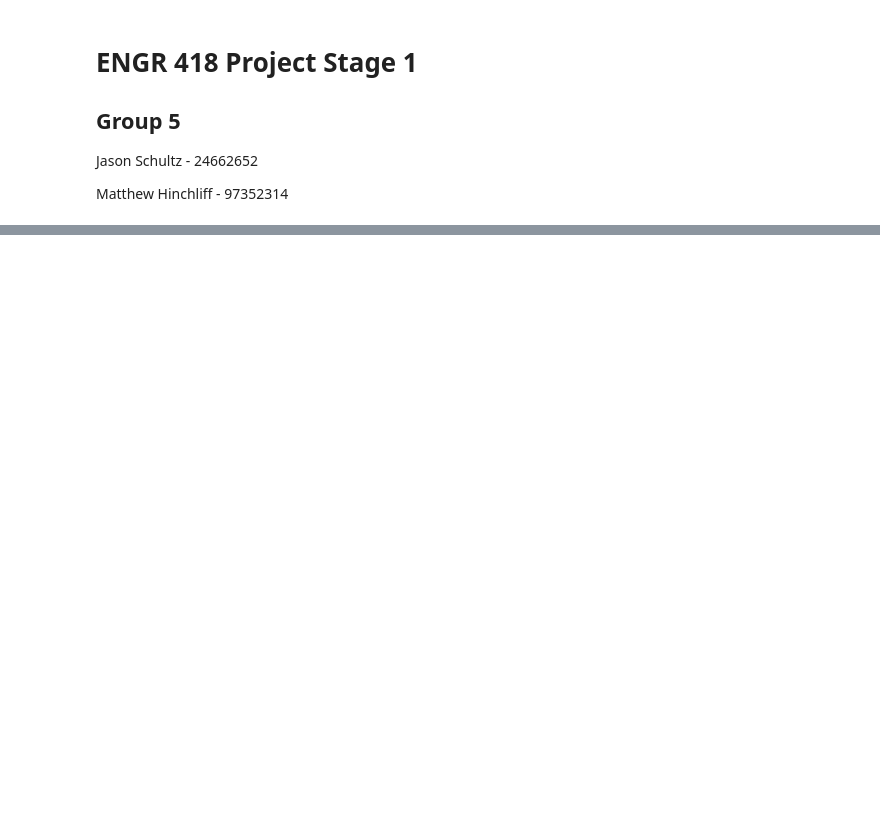
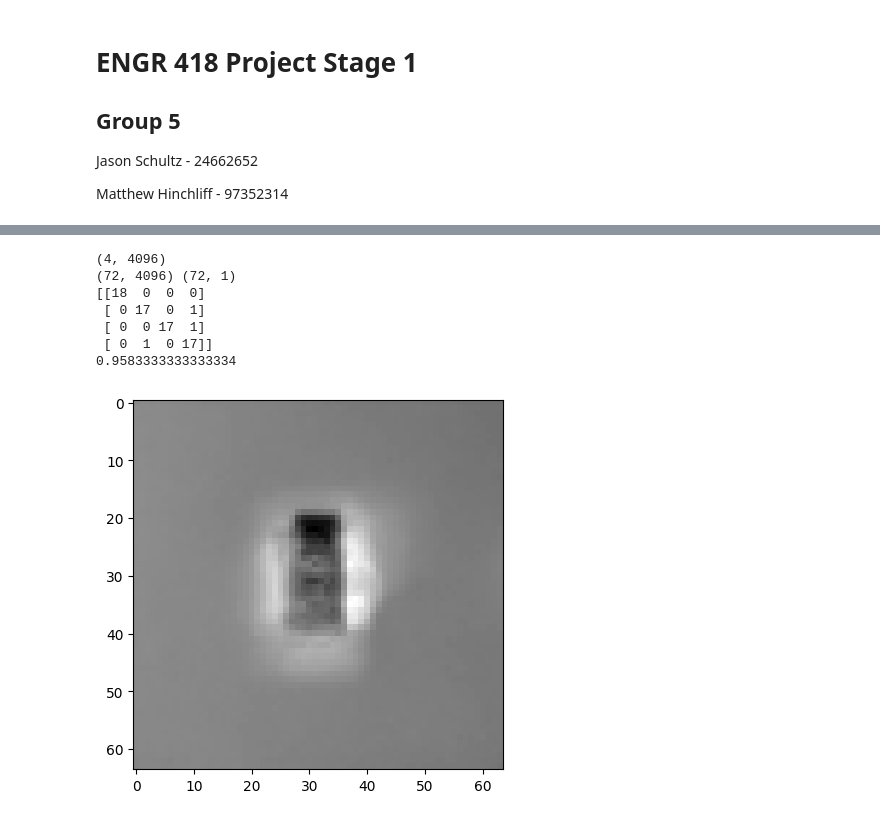
Before and after one commit to JasonSchultzz/engr418, a Jupyter notebook: project/Group_5_stage_1.ipynb, the cells around one changed output, grey strips where cells are left out. Drawn from its saved outputs; the diff is of its cells as text; code cells hidden in the pictures; blank space fills up the shorter version.

Commit message:
Got model to output accuracy score

```diff
--- a/project/Group_5_stage_1.ipynb
+++ b/project/Group_5_stage_1.ipynb
@@ -89,0 +88,38 @@ print(x_train.shape, y_train.shape)
+# %%
+'''
+
+'''
+
+model = LogisticRegression(max_iter = 500)
+model.fit(x_train, y_train)
+
+print(model.coef_.shape)
+plt.imshow(model.coef_[0,:].reshape(im_width, im_width), cmap = "gray")
+
+x_test_list = []
+y_test_list = []
+
+for (i, label) in enumerate(labels):
+    x_i, y_i = get_data(folder_testing, im_width, label, i, P_c)
+    x_test_list.append(x_i)
+    y_test_list.append(y_i)
+
+x_test = np.array(x_test_list[0])
+y_test = np.array(y_test_list[0])
+for i in range(1, len(x_test_list)):
+    x_test = np.append(x_test, x_test_list[i], axis = 0)
+    y_test = np.append(y_test, y_test_list[i], axis = 0)
+print(x_test.shape, y_test.shape)
+
+y_pred = model.predict(x_test)
+print(confusion_matrix(y_test, y_pred))
+print(accuracy_score(y_test, y_pred))
+# %% [output]
+(4, 4096)
+(72, 4096) (72, 1)
+[[18  0  0  0]
+ [ 0 17  0  1]
+ [ 0  0 17  1]
+ [ 0  1  0 17]]
+0.9583333333333334
+[figure, added]
```
Also changed, not shown: parts of 2 cells of this notebook.
